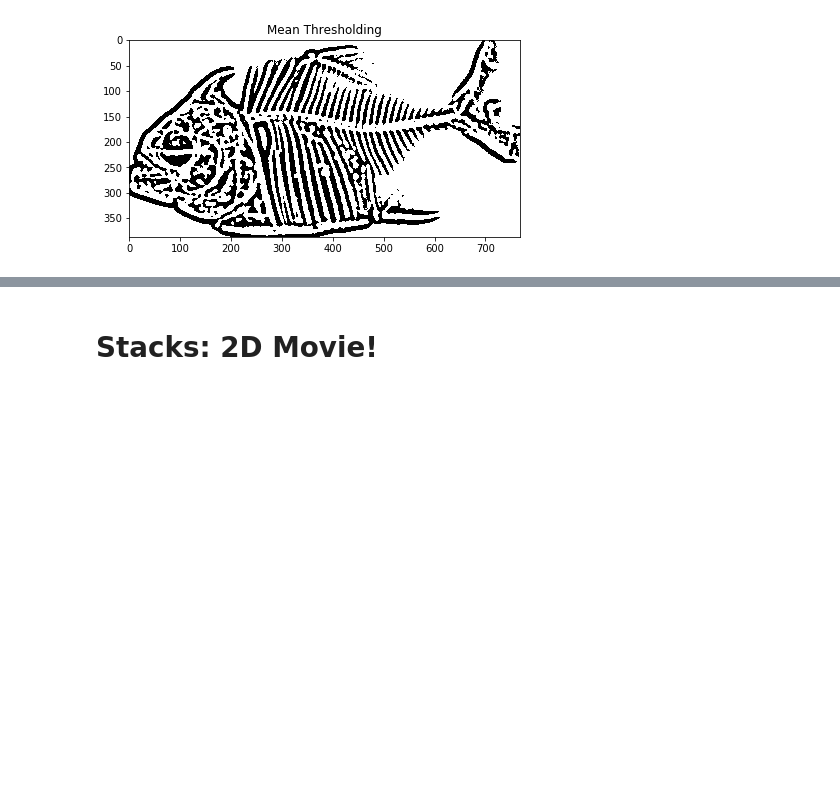
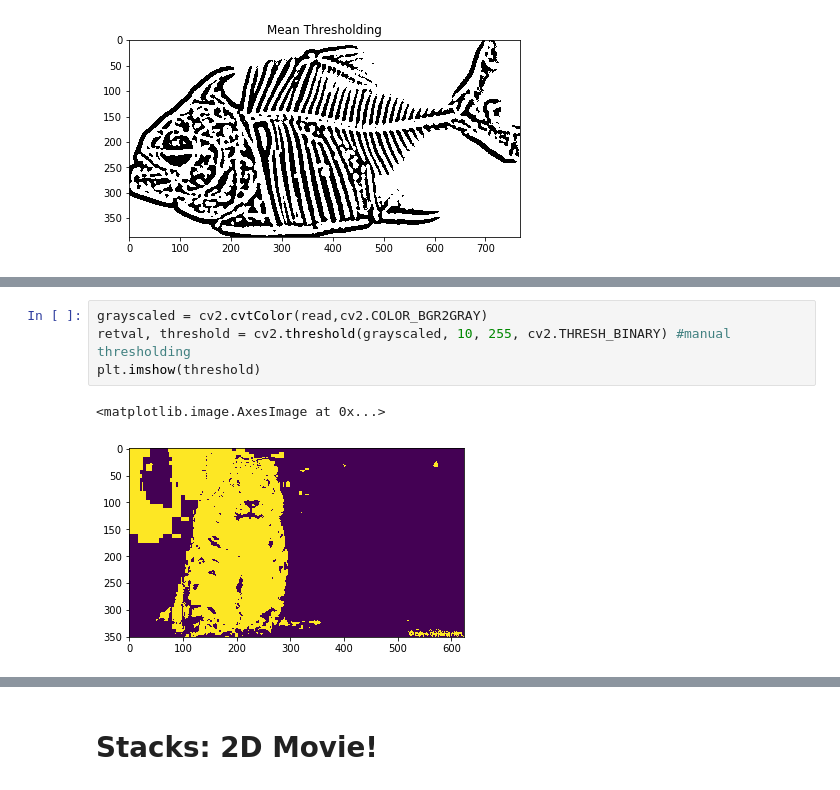
Before and after one commit to cabinetofcuriosity/MorphoSource_explore, a Jupyter notebook: code/morpho_2.ipynb, the cells around one changed output, grey strips where cells are left out. Saved outputs shown, nothing was run; the diff lists cells and outputs as text; blank space fills up the shorter version.

```diff
--- a/code/morpho_2.ipynb
+++ b/code/morpho_2.ipynb
@@ -236,0 +265,7 @@ plt.show()
+# %%
+grayscaled = cv2.cvtColor(read,cv2.COLOR_BGR2GRAY)
+retval, threshold = cv2.threshold(grayscaled, 10, 255, cv2.THRESH_BINARY) #manual thresholding
+plt.imshow(threshold)
+# %% [output]
+<matplotlib.image.AxesImage at 0x...>
+[figure, added]
```
Also changed, not shown: parts of 18 cells of this notebook.
